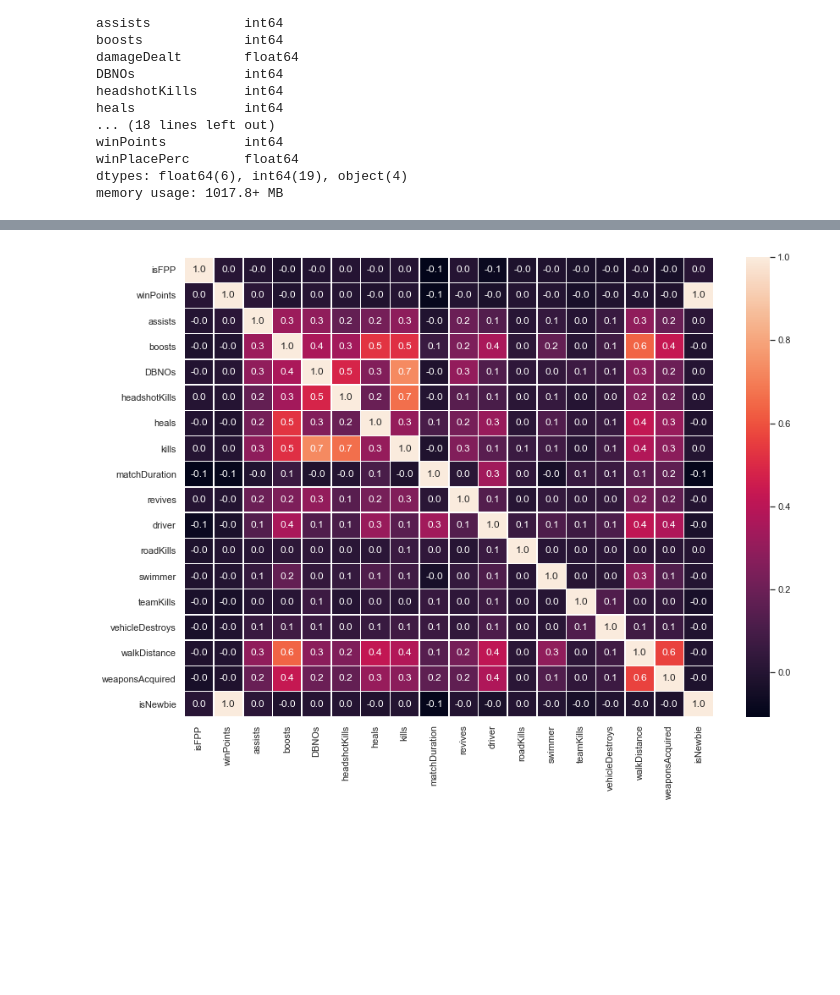
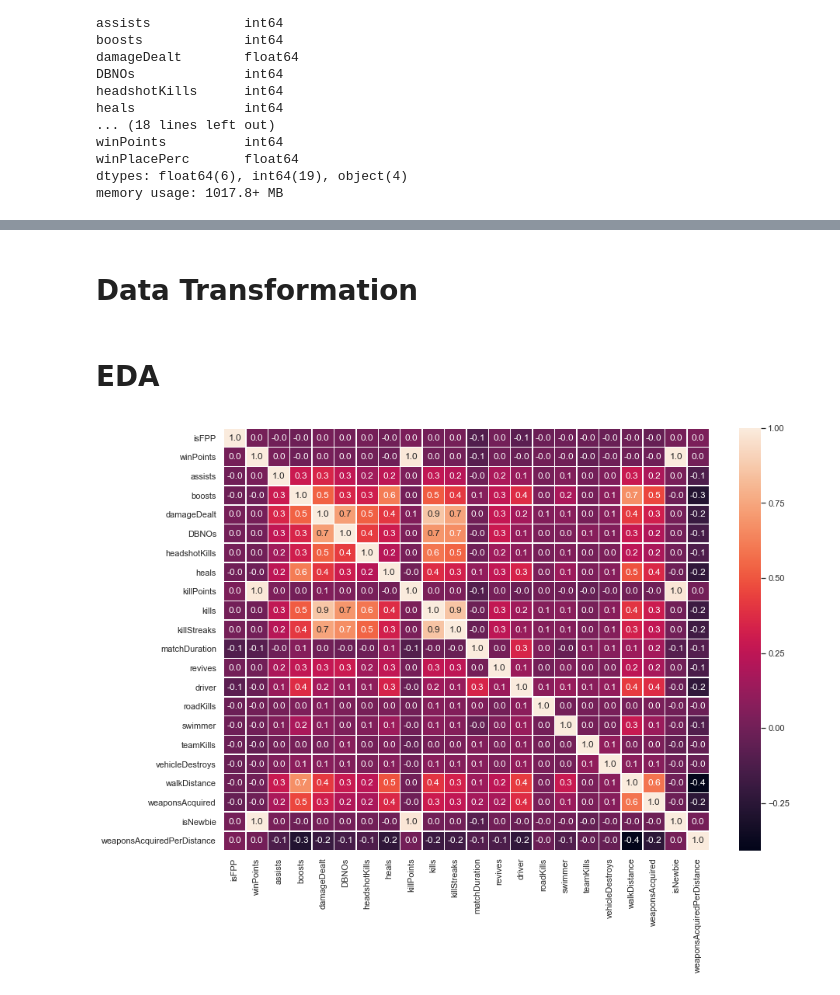
Before and after one commit to Szmariu/scaling-octo-disco, a Jupyter notebook: code.ipynb, the cells around one changed output, grey strips where cells are left out. Saved outputs shown, nothing was run; the diff lists cells and outputs as text; code cells hidden in the pictures; blank space fills up the shorter version.

```diff
--- a/code.ipynb
+++ b/code.ipynb
@@ -253,3 +167,0 @@ sampleData.drop(columns = columnsToDrop, inplace=True)
-# %%
-sampleData['rideDistance'] = sampleData['rideDistance'].apply(lambda x: x > 10).astype(int)
-sampleData['swimDistance'] = sampleData['swimDistance'].apply(lambda x: x > 2).astype(int)
@@ -263,0 +168,2 @@ Name: driver, dtype: int64
+# %% [markdown]
+# Data Transformation
@@ -264,7 +179,47 @@ Name: driver, dtype: int64
+# %%
+# Drop useless columns
+
+# killPlace - place in a kill ranking
+# longestKill - inconsistent
+# maxPlace - Correlated with type of game
+# numGroups -  Correlated with type of game
+# rankPoints - inconsistent
+
+columnsToDrop = ["killPlace", "longestKill", "maxPlace", "numGroups", "rankPoints"]
+sampleData.drop(columns = columnsToDrop, inplace=True)
+
+# Trimming outliers
+sampleData.loc[sampleData.walkDistance>4000,'walkDistance'] = 4000
+sampleData.loc[sampleData.damageDealt>500,'damageDealt'] = 500
+sampleData.loc[sampleData.DBNOs>3,'DBNOs'] = 3
+sampleData.loc[sampleData.heals>6,'heals'] = 6
+sampleData.loc[sampleData.kills>5,'kills'] = 5
+sampleData.loc[sampleData.killStreaks>2,'killStreaks'] = 2
+sampleData.loc[sampleData.weaponsAcquired>10,'weaponsAcquired'] = 10
+sampleData.loc[sampleData.boosts>5,'boosts'] = 5
+
+# Changing variables to binary
+sampleData.loc[sampleData.assists>1,'assists'] = 1
+sampleData.loc[sampleData.headshotKills>1,'headshotKills'] = 1
+sampleData.loc[sampleData.revives>1,'revives'] = 1
+sampleData.loc[sampleData.roadKills>1,'roadKills'] = 1
+sampleData.loc[sampleData.teamKills>1,'teamKills'] = 1
+sampleData.loc[sampleData.vehicleDestroys>1,'vehicleDestroys'] = 1
+sampleData.loc[sampleData.rideDistance>1,'rideDistance'] = 1
+sampleData.loc[sampleData.swimDistance>1,'swimDistance'] = 1
+
+# Rename
+sampleData = sampleData.rename(index=str, columns={"rideDistance": "driver", "swimDistance": "swimmer"})
+
+# How many weapons player acquired per 1km (inconsistent for players who died just after landing)
+sampleData['weaponsAcquiredPerDistance'] =  sampleData['weaponsAcquired']/sampleData['walkDistance']*1000
+# %% [markdown]
+# EDA
 # %%
-sampleData2 = sampleData.drop(columns = ['damageDealt', 'killStreaks', 'killPoints', 'winPlacePerc'])
+# Correlation Matrix
+sampleData = sampleData.drop(columns=['winPlacePerc'])
 f,ax = plt.subplots(figsize=(14, 10))
-sns.heatmap(sampleData2.corr(), annot=True, linewidths=.5, fmt= '.1f',ax=ax)
+sns.heatmap(sampleData.corr(), annot=True, linewidths=.5, fmt= '.1f',ax=ax)
 plt.show()
 # %% [output]
-[figure, old version]
+[figure, new version]
```
Also changed, not shown: parts of 44 cells of this notebook, 1 other file.
